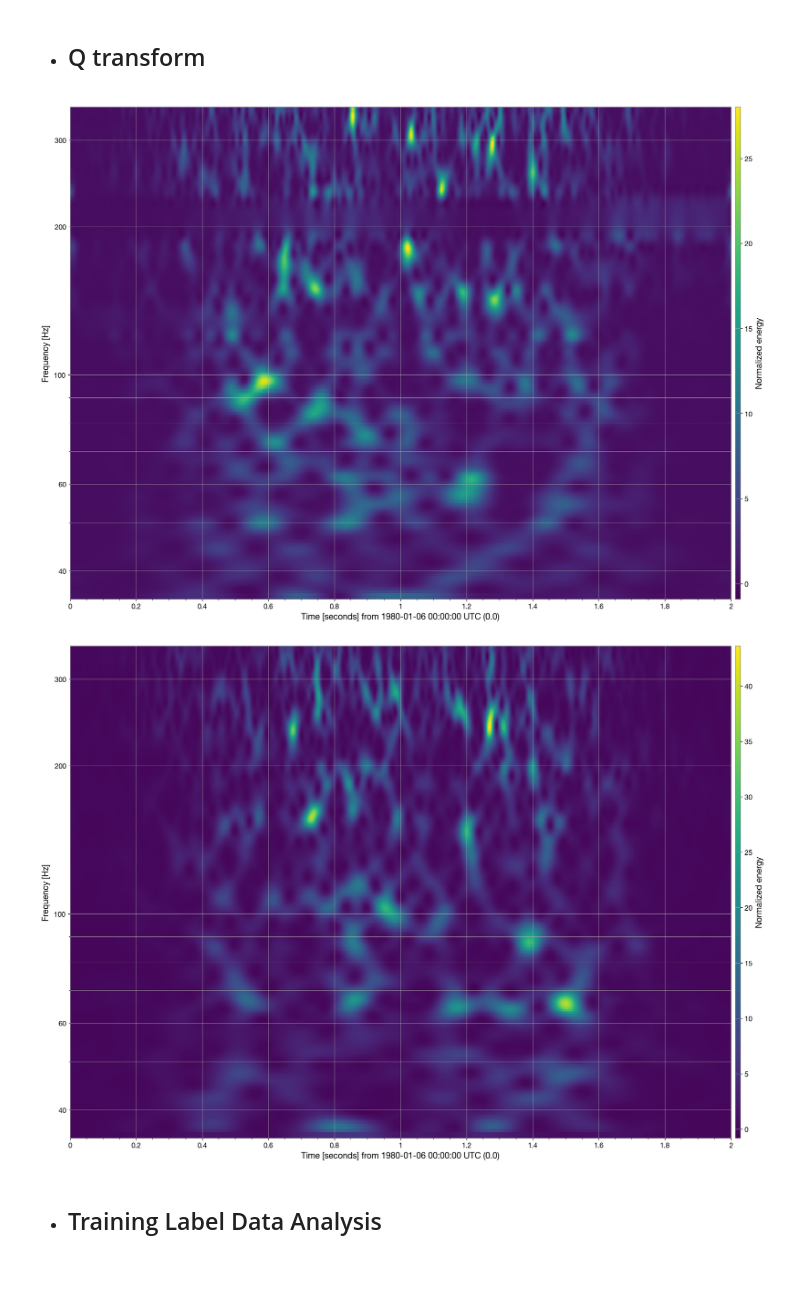
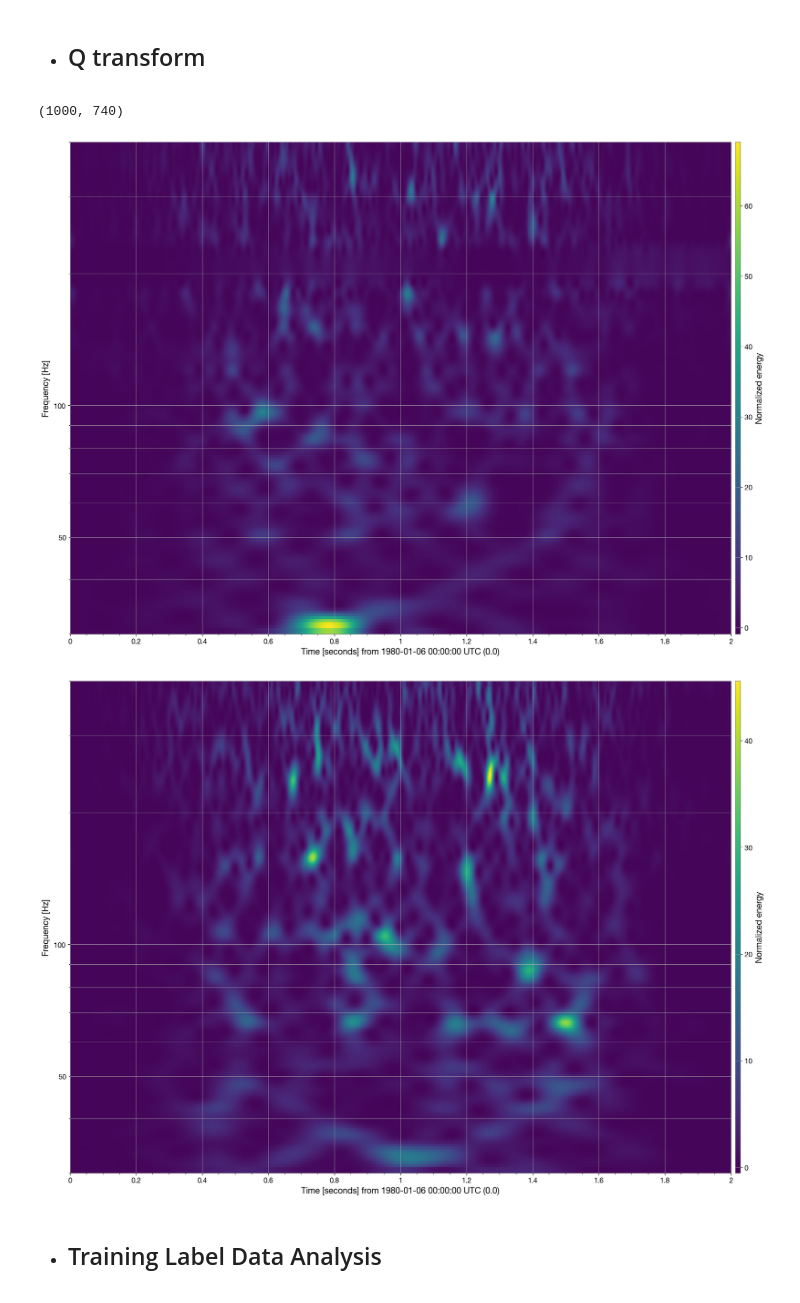
Before and after one commit to RobinRosculete/Gravitational-Wave-Detection, a Jupyter notebook: notebooks/GWDataPreprocessing.ipynb, the cells around one changed output. Cells and saved outputs as stored; diff of their text form; code cells hidden in the pictures.

Commit message:
Loaded Data into GWDataPipeline

```diff
--- a/notebooks/GWDataPreprocessing.ipynb
+++ b/notebooks/GWDataPreprocessing.ipynb
@@ -130,10 +130,10 @@ def whitenTimeSeries(ts1,ts2,ts3):
     ts2_whiten = ts2.whiten(2, window=('tukey',transitionRegion))
     ts3_whiten = ts3.whiten(2, window=('tukey',transitionRegion))
     return ts1_whiten, ts2_whiten, ts3_whiten
-# %%
-#Function to retrun the constant Q transform give GW time-series data
-def qTransform(ts):
-     return ts.q_transform(qrange=(20,30), frange=(35,350))
+# %%
+#Function to retrun the constant Q transform give GW time-series data
+def qTransform(ts):
+     return ts.q_transform(qrange=(16,32), frange=(30,400))
 # %%
 #Function To Generate And Plot the Q-Transform of the Data
 def qSpectrogramPlot(qspecgram):
@@ -173,9 +173,11 @@ plot_data(ts1_no_whiten, ts2_no_whiten, ts3_no_whiten)
 # %%
 # Q transform Spectrogram Gravitatntional Wave time series without a signal
 qspecgram_signal =qTransform(ts1_whiten)
 qSpectrogramPlot(qspecgram_signal)
+np.shape(qspecgram_signal)
 # %% [output]
+(1000, 740)
-[figure, old version]
+[figure, new version]
 # %%
 # Applying Filtertin and Generating Q Transform of data withjout a Signal Present
 ts1_no_whiten, ts2_no_whiten, ts3_no_whiten = whitenTimeSeries(ts_no_signal1,  ts_no_signal2,  ts_no_signal3)
@@ -184,7 +186,7 @@ ts1_no_whiten, ts2_no_whiten, ts3_no_whiten = whitenTimeSeries(ts_no_signal1,  t
 qspecgram_no_signal =qTransform(ts1_no_whiten)
 qSpectrogramPlot(qspecgram_no_signal)
 # %% [output]
-[figure, old version]
+[figure, new version]
 # %% [markdown]
 - ## Training Label Data Analysis
 # %%
```
Also changed, not shown: parts of 7 cells of this notebook, 1 other file.
